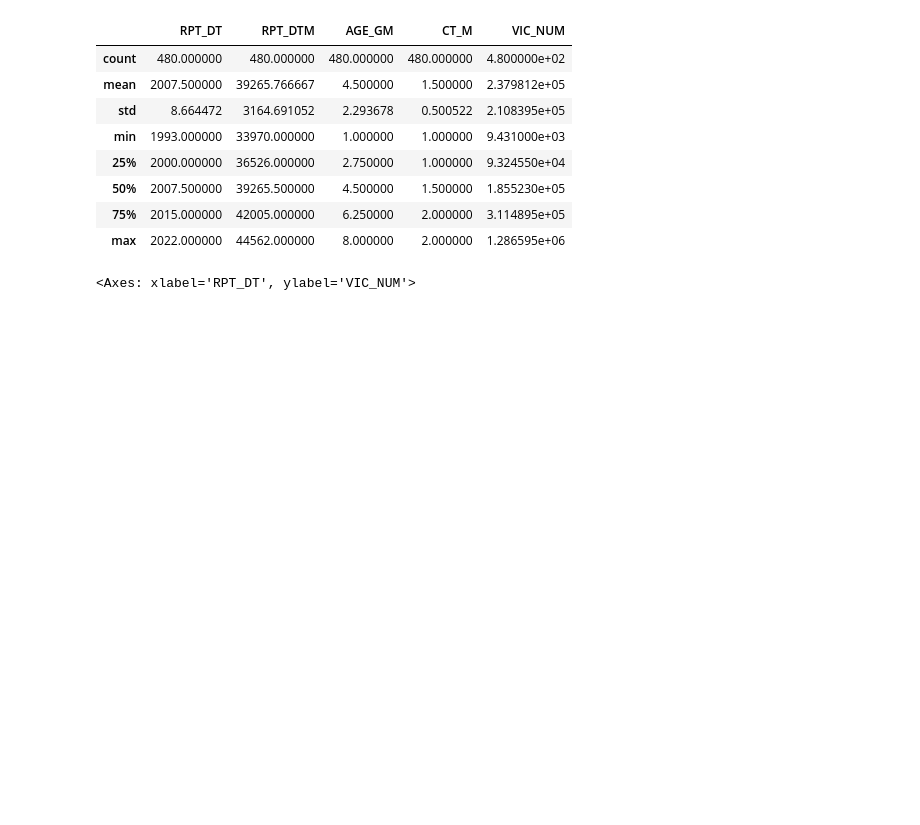
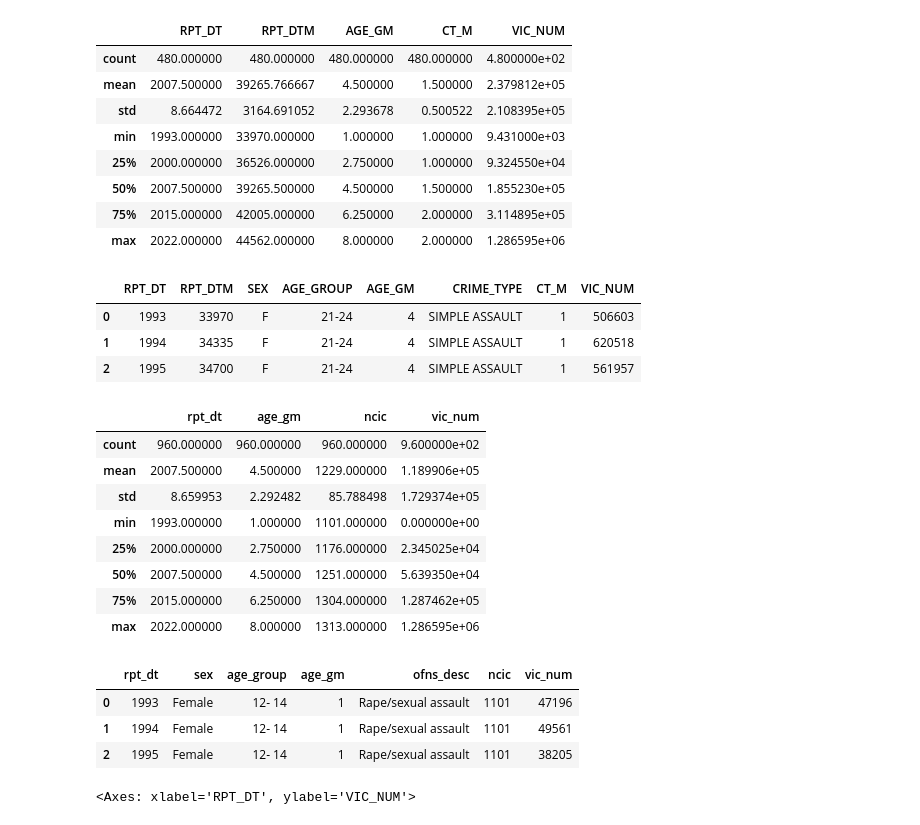
Before and after one commit to accoffin12/CrimeVictimAnalysis_Capstone, a Jupyter notebook: Crime Victim Data Exploration Analysis.ipynb, the cells around one changed output. Cells and saved outputs as stored; diff of their text form; code cells hidden in the pictures; blank space fills up the shorter version.

```diff
--- a/Crime Victim Data Exploration Analysis.ipynb
+++ b/Crime Victim Data Exploration Analysis.ipynb
@@ -278,6 +278,32 @@ NCVS_AgeType.describe()
 | 50% | 2007.500000 | 39265.500000 | 4.500000 | 1.500000 | 1.855230e+05 |
 | 75% | 2015.000000 | 42005.000000 | 6.250000 | 2.000000 | 3.114895e+05 |
 | max | 2022.000000 | 44562.000000 | 8.000000 | 2.000000 | 1.286595e+06 |
+# %%
+NCVS_AgeType.head(3)
+# %% [output]
+|  | RPT_DT | RPT_DTM | SEX | AGE_GROUP | AGE_GM | CRIME_TYPE | CT_M | VIC_NUM |
+| 0 | 1993 | 33970 | F | 21-24 | 4 | SIMPLE ASSAULT | 1 | 506603 |
+| 1 | 1994 | 34335 | F | 21-24 | 4 | SIMPLE ASSAULT | 1 | 620518 |
+| 2 | 1995 | 34700 | F | 21-24 | 4 | SIMPLE ASSAULT | 1 | 561957 |
+# %%
+NCVS_AgeSeg.describe()
+# %% [output]
+|  | rpt_dt | age_gm | ncic | vic_num |
+| count | 960.000000 | 960.000000 | 960.000000 | 9.600000e+02 |
+| mean | 2007.500000 | 4.500000 | 1229.000000 | 1.189906e+05 |
+| std | 8.659953 | 2.292482 | 85.788498 | 1.729374e+05 |
+| min | 1993.000000 | 1.000000 | 1101.000000 | 0.000000e+00 |
+| 25% | 2000.000000 | 2.750000 | 1176.000000 | 2.345025e+04 |
+| 50% | 2007.500000 | 4.500000 | 1251.000000 | 5.639350e+04 |
+| 75% | 2015.000000 | 6.250000 | 1304.000000 | 1.287462e+05 |
+| max | 2022.000000 | 8.000000 | 1313.000000 | 1.286595e+06 |
+# %%
+NCVS_AgeSeg.head(3)
+# %% [output]
+|  | rpt_dt | sex | age_group | age_gm | ofns_desc | ncic | vic_num |
+| 0 | 1993 | Female | 12- 14 | 1 | Rape/sexual assault | 1101 | 47196 |
+| 1 | 1994 | Female | 12- 14 | 1 | Rape/sexual assault | 1101 | 49561 |
+| 2 | 1995 | Female | 12- 14 | 1 | Rape/sexual assault | 1101 | 38205 |
 # %%
 # Age and Type of Crime Nationally
 sns.set(rc={"figure.figsize": (12,12)})
```
Also changed, not shown: parts of 4 cells of this notebook, 1 other file.
